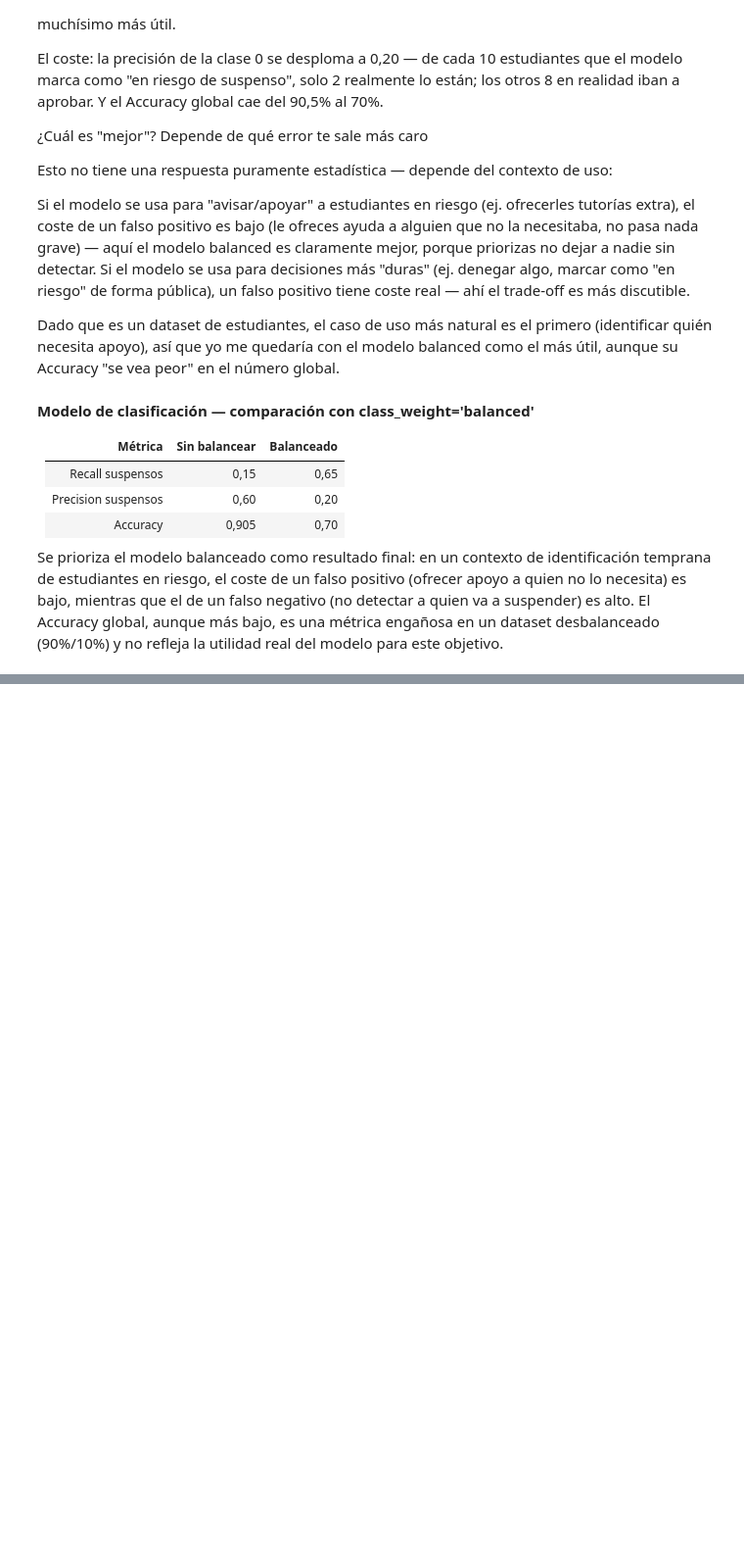
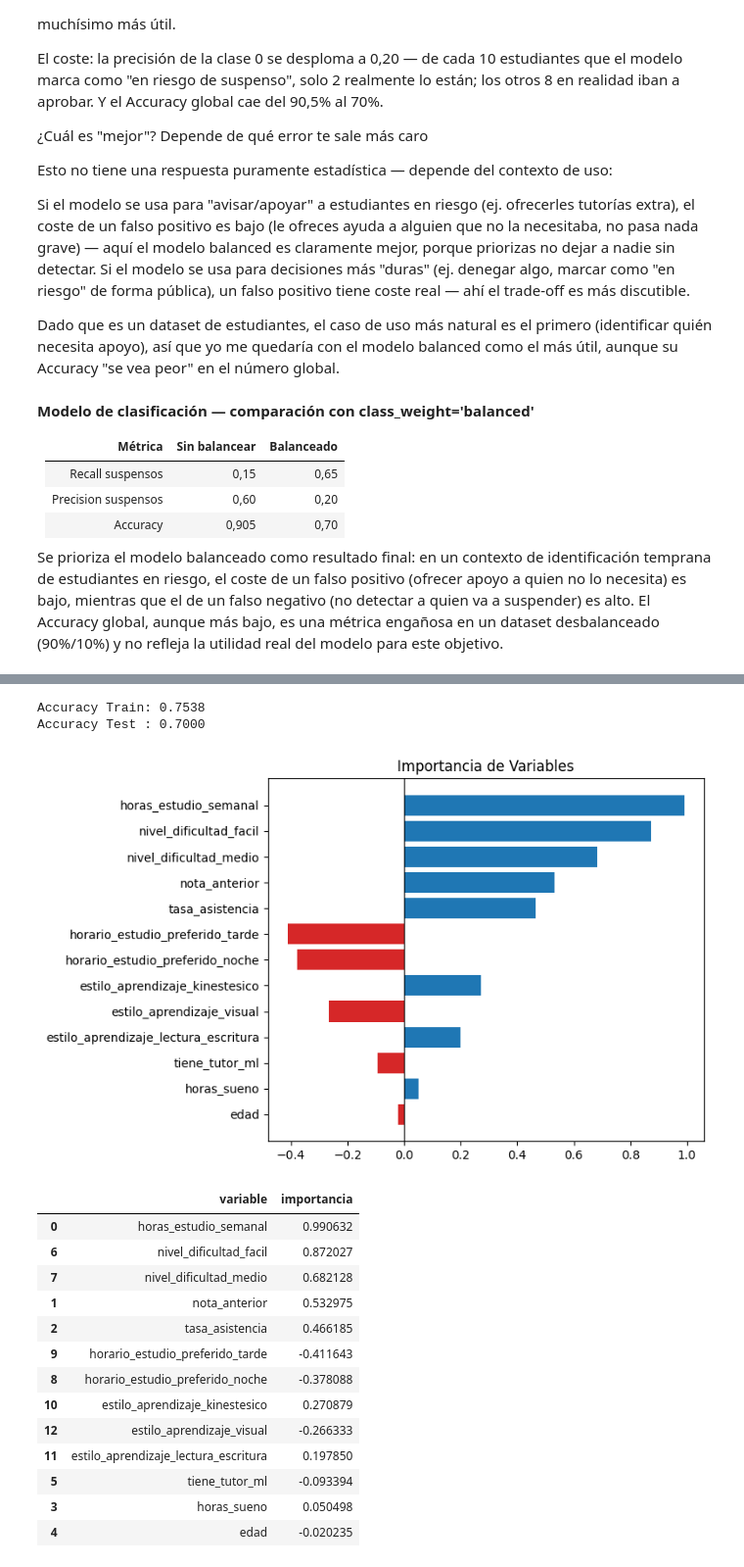
Before and after one commit to FM-Luque/5.DataProyect_Machine_Learning, a Jupyter notebook: notebooks/06_clasificacion.ipynb, the cells around one changed output, grey strips where cells are left out. Shown at 98% size. Cells and saved outputs as stored; diff of their text form; code cells hidden in the pictures; blank space fills up the shorter version.

```diff
--- a/notebooks/06_clasificacion.ipynb
+++ b/notebooks/06_clasificacion.ipynb
@@ -177,0 +182,23 @@ la utilidad real del modelo para este objetivo.
+# %%
+sm.comparar_train_test(modelo_clf_balanceado, X_train_clf, X_test_clf, y_train_clf, y_test_clf, tipo='clasificacion')
+# %% [output]
+Accuracy Train: 0.7538
+Accuracy Test : 0.7000
+# %%
+sm.importancia_variables(modelo_clf_balanceado, X_train_clf.columns)
+# %% [output]
+[figure, added]
+|  | variable | importancia |
+| 0 | horas_estudio_semanal | 0.990632 |
+| 6 | nivel_dificultad_facil | 0.872027 |
+| 7 | nivel_dificultad_medio | 0.682128 |
+| 1 | nota_anterior | 0.532975 |
+| 2 | tasa_asistencia | 0.466185 |
+| 9 | horario_estudio_preferido_tarde | -0.411643 |
+| 8 | horario_estudio_preferido_noche | -0.378088 |
+| 10 | estilo_aprendizaje_kinestesico | 0.270879 |
+| 12 | estilo_aprendizaje_visual | -0.266333 |
+| 11 | estilo_aprendizaje_lectura_escritura | 0.197850 |
+| 5 | tiene_tutor_ml | -0.093394 |
+| 3 | horas_sueno | 0.050498 |
+| 4 | edad | -0.020235 |
```
Also changed, not shown: parts of 2 cells of this notebook.
